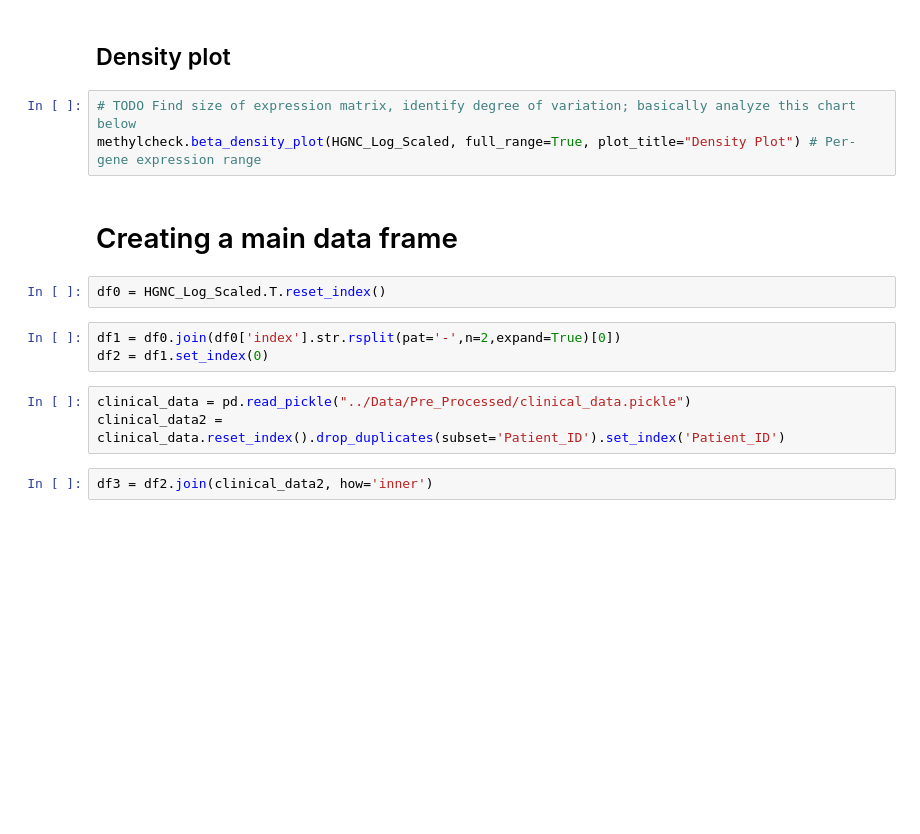
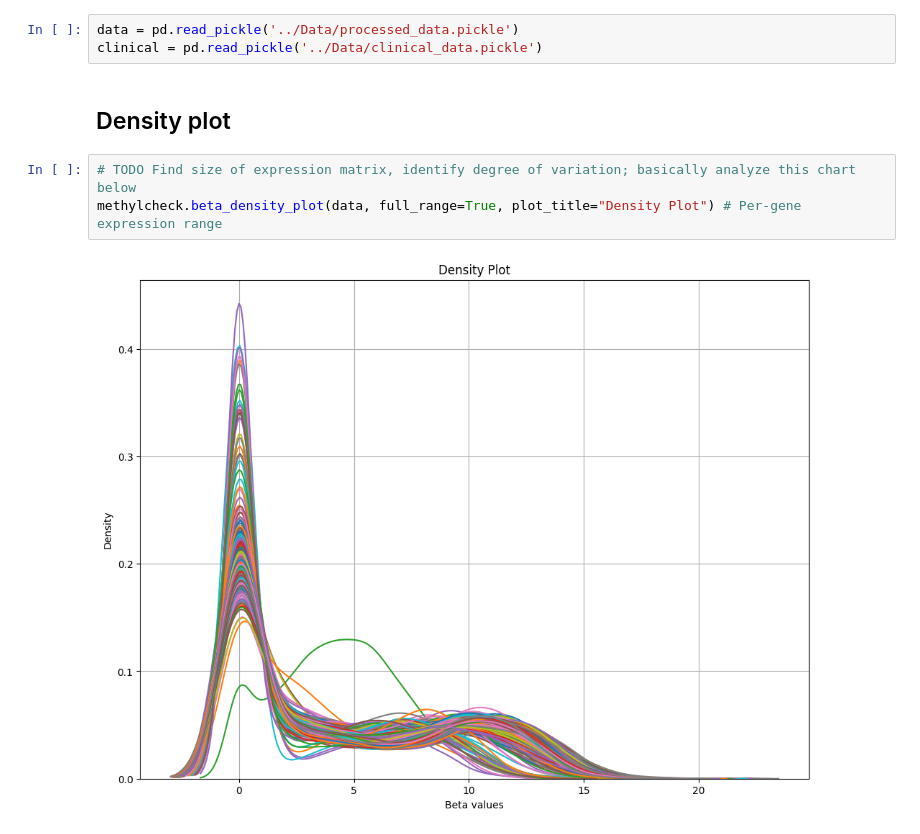
Before and after one commit to sckaff/pediatric-aml-analysis, a Jupyter notebook: Code/Assignment_2.ipynb, the cells around one changed output. Drawn from its saved outputs; the diff is of its cells as text; blank space fills up the shorter version.

```diff
--- a/Code/Assignment_2.ipynb
+++ b/Code/Assignment_2.ipynb
@@ -127,17 +153,10 @@ HGNC_Log_Scaled = HGNC_Log_Scaled[description_log_scaled_dataset["std"] > 0] # A
+# %%
+data = pd.read_pickle('../Data/processed_data.pickle')
+clinical = pd.read_pickle('../Data/clinical_data.pickle')
 # %% [markdown]
 ## Density plot
 # %%
 # TODO Find size of expression matrix, identify degree of variation; basically analyze this chart below
-methylcheck.beta_density_plot(HGNC_Log_Scaled, full_range=True, plot_title="Density Plot") # Per-gene expression range
+methylcheck.beta_density_plot(data, full_range=True, plot_title="Density Plot") # Per-gene expression range
+# %% [output]
+[figure, added]
-# %% [markdown]
-# Creating a main data frame
-# %%
-df0 = HGNC_Log_Scaled.T.reset_index()
-# %%
-df1 = df0.join(df0['index'].str.rsplit(pat='-',n=2,expand=True)[0])
-df2 = df1.set_index(0)
-# %%
-clinical_data = pd.read_pickle("../Data/Pre_Processed/clinical_data.pickle")
-clinical_data2 = clinical_data.reset_index().drop_duplicates(subset='Patient_ID').set_index('Patient_ID')
-# %%
-df3 = df2.join(clinical_data2, how='inner')
```
Also changed, not shown: parts of 56 cells of this notebook.
